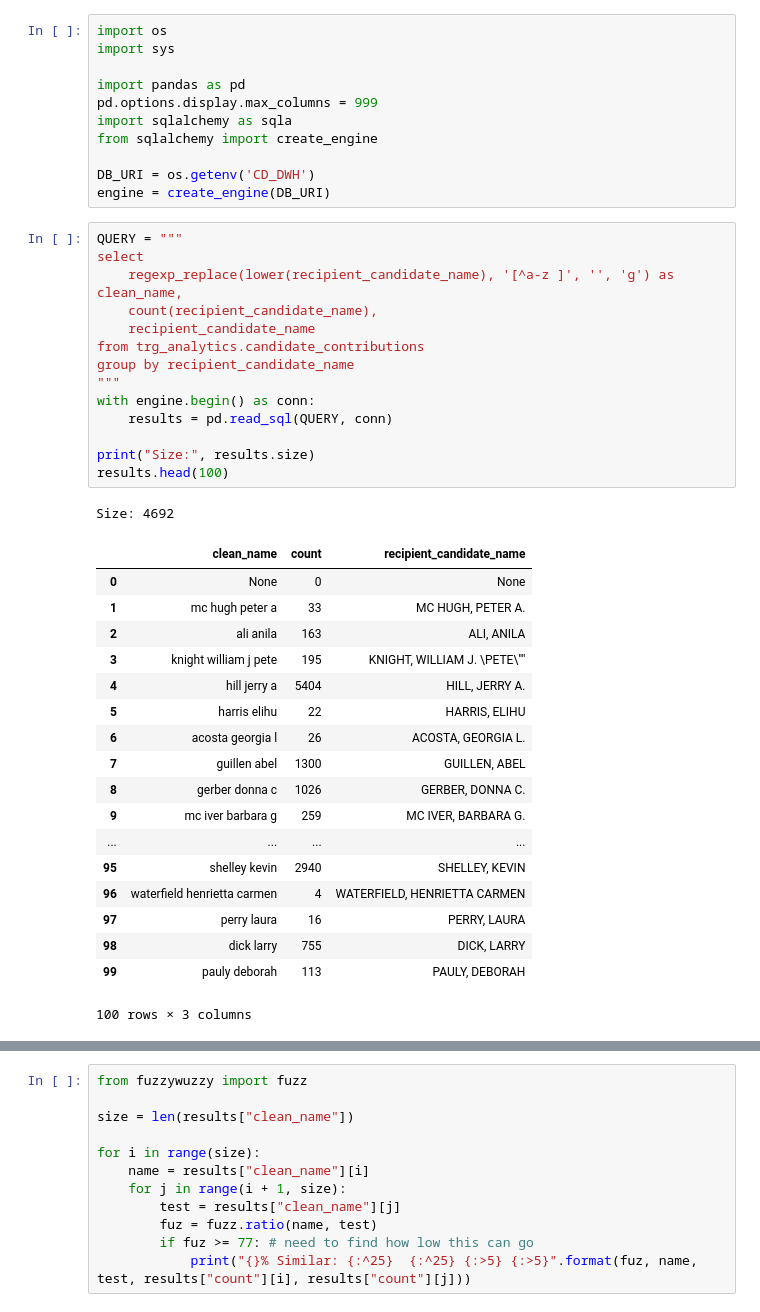
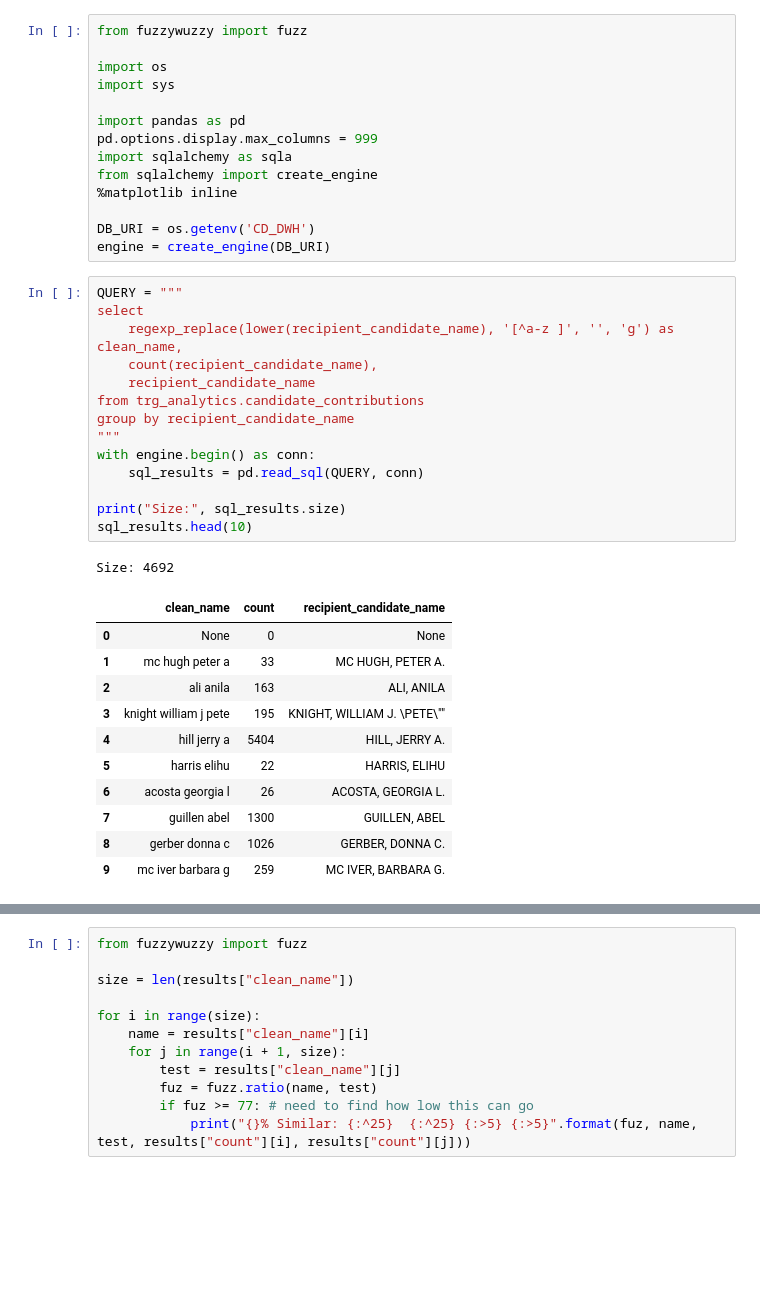
Before and after one commit to jawws88/datasci-congressional-data, a Jupyter notebook: notebooks/Testing Merging Table Data on Names.ipynb, the cells around one changed output, grey strips where cells are left out. Saved outputs shown, nothing was run; the diff lists cells and outputs as text; blank space fills up the shorter version.

```diff
--- a/notebooks/Testing Merging Table Data on Names.ipynb
+++ b/notebooks/Testing Merging Table Data on Names.ipynb
@@ -1,4 +1,6 @@
 # %%
+from fuzzywuzzy import fuzz
+
 import os
 import sys
 
@@ -6,40 +8,34 @@ import pandas as pd
 pd.options.display.max_columns = 999
 import sqlalchemy as sqla
 from sqlalchemy import create_engine
+%matplotlib inline
 
 DB_URI = os.getenv('CD_DWH')
 engine = create_engine(DB_URI)
 # %%
 QUERY = """
 select
     regexp_replace(lower(recipient_candidate_name), '[^a-z ]', '', 'g') as clean_name,
     count(recipient_candidate_name),
     recipient_candidate_name
 from trg_analytics.candidate_contributions
 group by recipient_candidate_name
 """
 with engine.begin() as conn:
-    results = pd.read_sql(QUERY, conn)
+    sql_results = pd.read_sql(QUERY, conn)
 
-print("Size:", results.size)
-results.head(100)
+print("Size:", sql_results.size)
+sql_results.head(10)
 # %% [output]
 Size: 4692
 |  | clean_name | count | recipient_candidate_name |
 | 0 | None | 0 | None |
 | 1 | mc hugh peter a | 33 | MC HUGH, PETER A. |
 | 2 | ali anila | 163 | ALI, ANILA |
 | 3 | knight william j pete | 195 | KNIGHT, WILLIAM J. \PETE\"" |
 | 4 | hill jerry a | 5404 | HILL, JERRY A. |
 | 5 | harris elihu | 22 | HARRIS, ELIHU |
 | 6 | acosta georgia l | 26 | ACOSTA, GEORGIA L. |
 | 7 | guillen abel | 1300 | GUILLEN, ABEL |
 | 8 | gerber donna c | 1026 | GERBER, DONNA C. |
 | 9 | mc iver barbara g | 259 | MC IVER, BARBARA G. |
-| ... | ... | ... | ... |
-| 95 | shelley kevin | 2940 | SHELLEY, KEVIN |
-| 96 | waterfield henrietta carmen | 4 | WATERFIELD, HENRIETTA CARMEN |
-| 97 | perry laura | 16 | PERRY, LAURA |
-| 98 | dick larry | 755 | DICK, LARRY |
-| 99 | pauly deborah | 113 | PAULY, DEBORAH |
-100 rows × 3 columns
```
Also changed, not shown: parts of 28 cells of this notebook.
